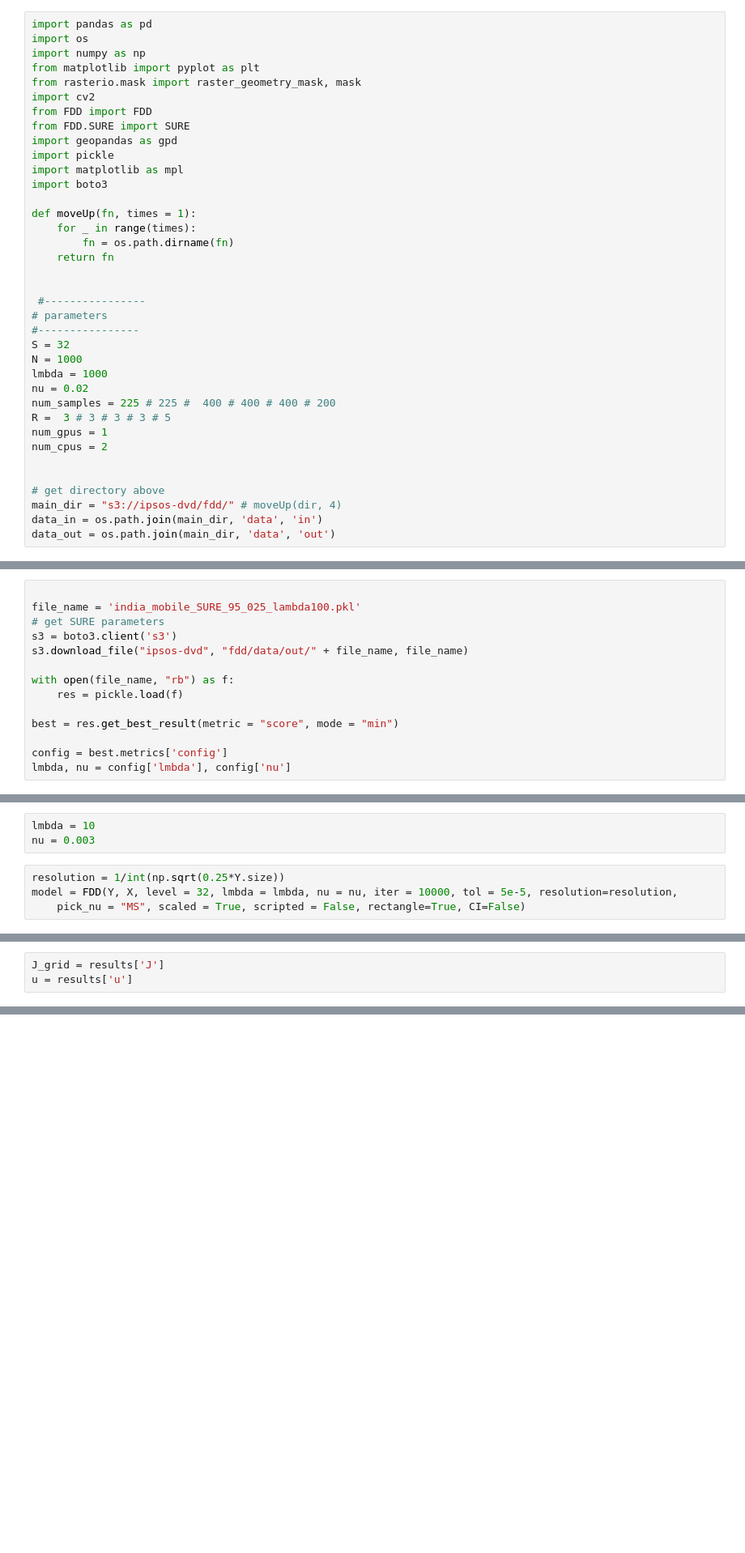
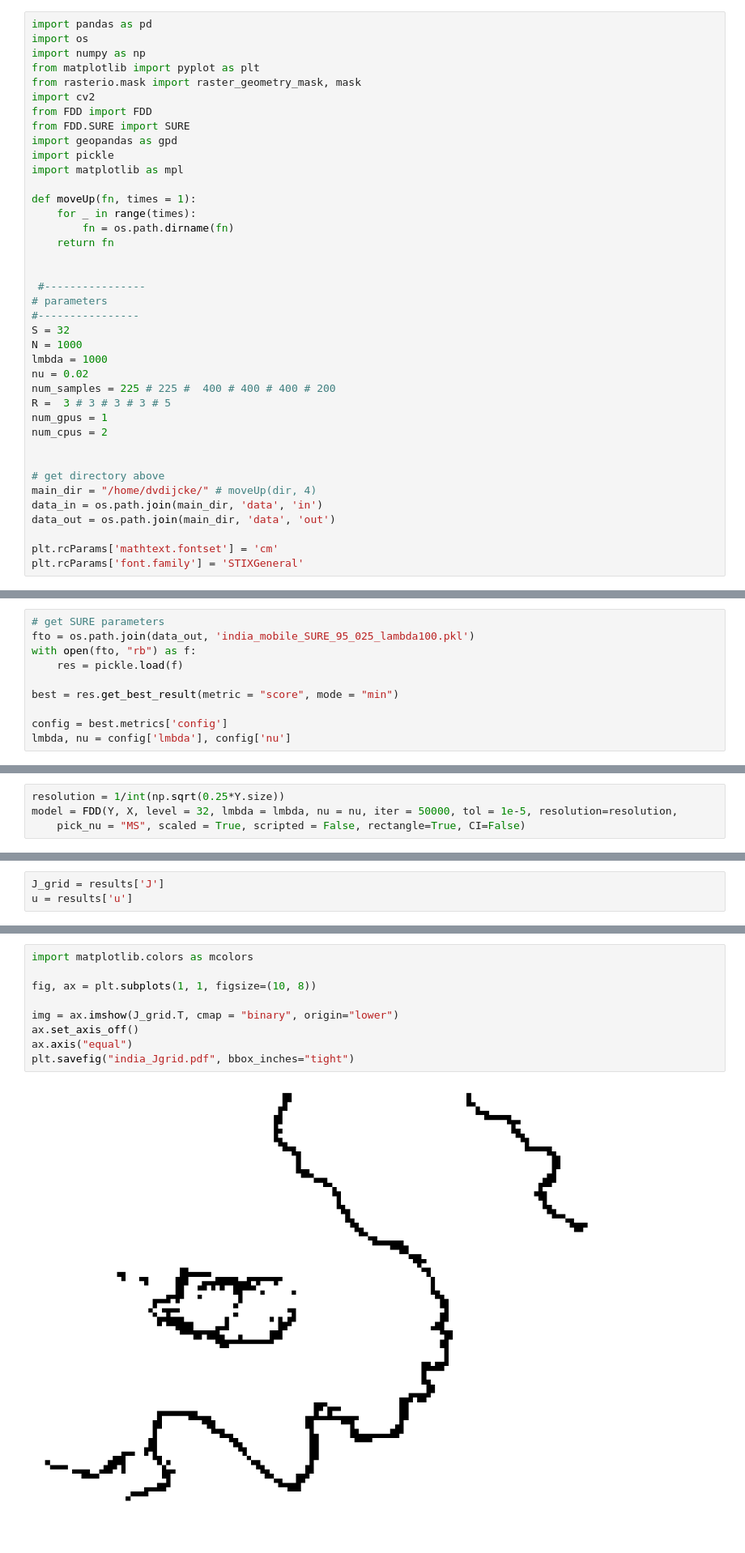
Before and after one commit to Davidvandijcke/fdr, a Jupyter notebook: src/analysis/india_fdd.ipynb, the cells around one changed output, grey strips where cells are left out. Shown: that part at 81% size. Cells and saved outputs as stored; diff of their text form; blank space fills up the shorter version.

Commit message:
updated india_fdd

```diff
--- a/src/analysis/india_fdd.ipynb
+++ b/src/analysis/india_fdd.ipynb
@@ -10,7 +10,6 @@ from FDD.SURE import SURE
 import geopandas as gpd
 import pickle
 import matplotlib as mpl
-import boto3
 
 def moveUp(fn, times = 1):
     for _ in range(times):
@@ -32,6 +31,9 @@ num_cpus = 2
 
 
 # get directory above
-main_dir = "s3://ipsos-dvd/fdd/" # moveUp(dir, 4)
+main_dir = "/home/dvdijcke/" # moveUp(dir, 4)
 data_in = os.path.join(main_dir, 'data', 'in')
 data_out = os.path.join(main_dir, 'data', 'out')
+
+plt.rcParams['mathtext.fontset'] = 'cm'
+plt.rcParams['font.family'] = 'STIXGeneral'
@@ -65,11 +73,7 @@ Y[Y>qtile] = qtile
 # %%
-
-file_name = 'india_mobile_SURE_95_025_lambda100.pkl'
 # get SURE parameters
-s3 = boto3.client('s3')
-s3.download_file("ipsos-dvd", "fdd/data/out/" + file_name, file_name)
-
-with open(file_name, "rb") as f:
+fto = os.path.join(data_out, 'india_mobile_SURE_95_025_lambda100.pkl')
+with open(fto, "rb") as f:
     res = pickle.load(f)
 
 best = res.get_best_result(metric = "score", mode = "min")
@@ -80,12 +84,9 @@ lmbda, nu = config['lmbda'], config['nu']
 print(lmbda, nu)
 # %% [output]
 8.181973301598505 0.002741269326583903
-# %%
-lmbda = 10
-nu = 0.003
 # %%
 resolution = 1/int(np.sqrt(0.25*Y.size))
-model = FDD(Y, X, level = 32, lmbda = lmbda, nu = nu, iter = 10000, tol = 5e-5, resolution=resolution,
+model = FDD(Y, X, level = 32, lmbda = lmbda, nu = nu, iter = 50000, tol = 1e-5, resolution=resolution,
     pick_nu = "MS", scaled = True, scripted = False, rectangle=True, CI=False)
 # %%
 import time
@@ -101,0 +189,11 @@ u = results['u']
+# %%
+import matplotlib.colors as mcolors
+
+fig, ax = plt.subplots(1, 1, figsize=(10, 8))
+
+img = ax.imshow(J_grid.T, cmap = "binary", origin="lower")
+ax.set_axis_off()
+ax.axis("equal")
+plt.savefig("india_Jgrid.pdf", bbox_inches="tight")
+# %% [output]
+[figure, added]
```
Also changed, not shown: parts of 35 cells of this notebook, 6 other files.
